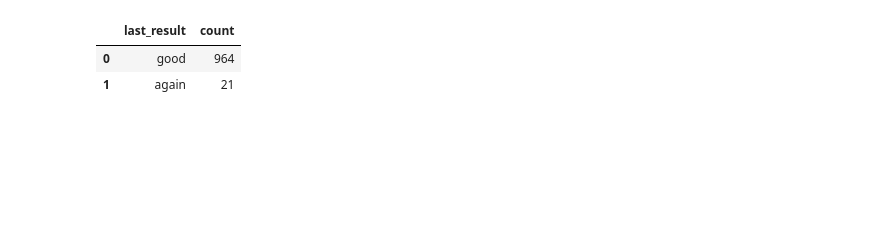
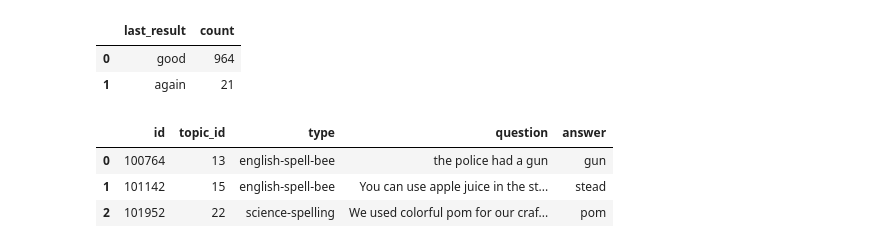
Before and after one commit to aimldlprojects/quizwiz, a Jupyter notebook: server/testing.ipynb, the cells around one changed output. Cells and saved outputs as stored; diff of their text form; code cells hidden in the pictures; blank space fills up the shorter version.

Commit message:
fix: update execution counts and add query to verify question updates

```diff
--- a/server/testing.ipynb
+++ b/server/testing.ipynb
@@ -740,0 +753,13 @@ correct_wrong_ans_counts_df
+# %%
+# get the question based on id. Check if the update was successful.
+fetch_df("""
+SELECT id, topic_id, type, question, answer
+FROM questions
+WHERE id IN (%s, %s, %s)
+ORDER BY id
+""", (100764, 101142, 101952))
+# %% [output]
+|  | id | topic_id | type | question | answer |
+| 0 | 100764 | 13 | english-spell-bee | the police had a gun | gun |
+| 1 | 101142 | 15 | english-spell-bee | You can use apple juice in the st... | stead |
+| 2 | 101952 | 22 | science-spelling | We used colorful pom for our craf... | pom |
```
Also changed, not shown: parts of 1 cell of this notebook.
